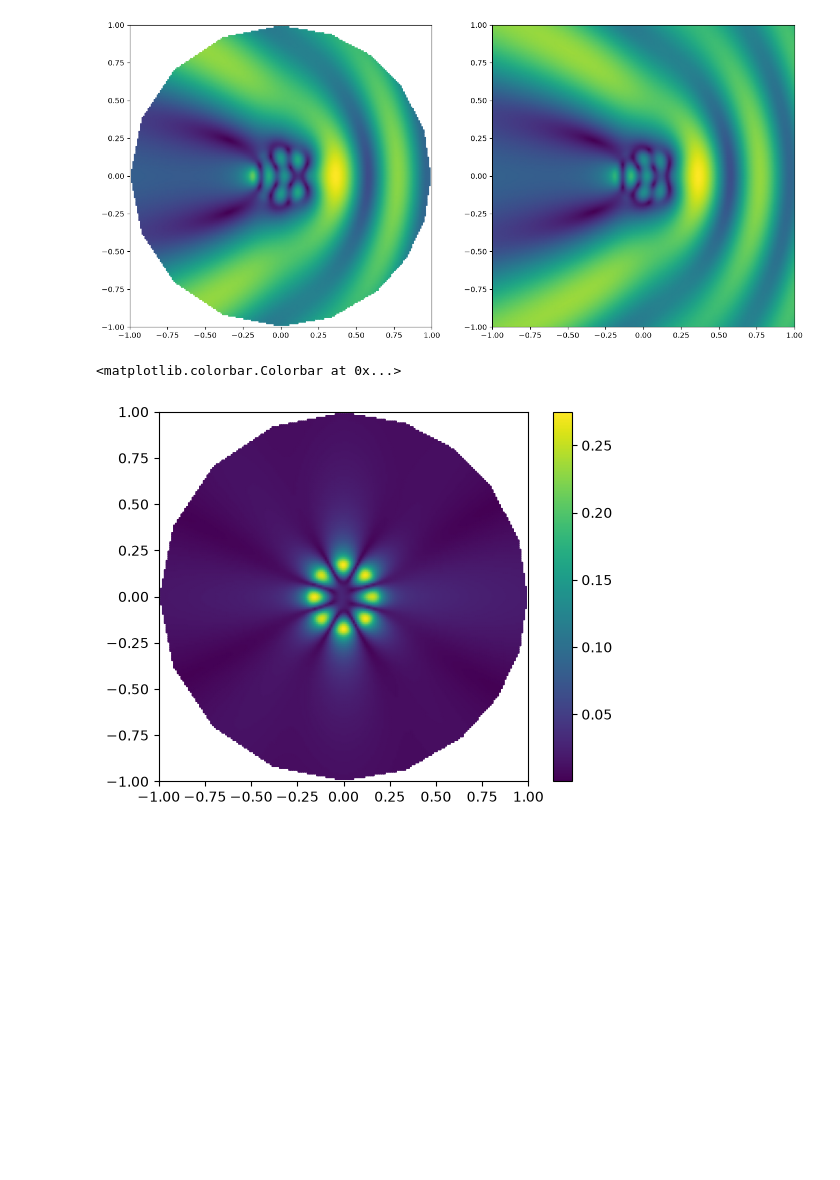
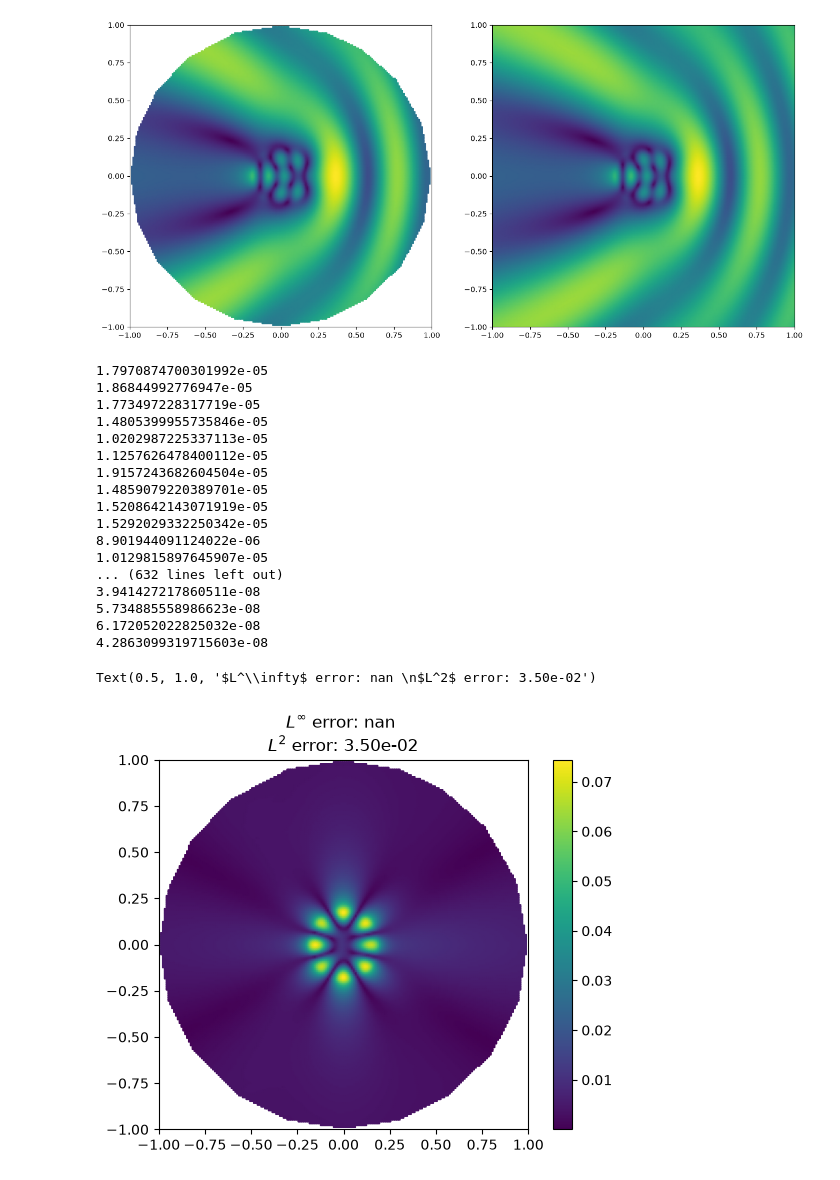
Before and after one commit to MPenaR/Trefftz, a Jupyter notebook: notebooks/open_space_dielectric.ipynb, the cells around one changed output. Drawn from its saved outputs; the diff is of its cells as text; code cells hidden in the pictures; blank space fills up the shorter version.

```diff
--- a/notebooks/open_space_dielectric.ipynb
+++ b/notebooks/open_space_dielectric.ipynb
@@ -9,7 +9,7 @@ R = 1.
 r = 0.2
 
 
-lc = 0.05
+lc = 0.03
 Lc = 2.
 eps_r = 16.
 
@@ -127,7 +127,16 @@ assembler._regions_local_kernel
 so we can set the problem:
 # %%
 from trefftz.problem import Problem
-P = Problem(mesh=mesh, wavenumber=k, basis=basis, boundary_conditions=boundary_conditions, assembler=assembler, direct_solver=True)
+from cases.open_space.exact import nf_diel_cylinder_plane_wave
+
+def u_tot(x, y):
+    u_s = nf_diel_cylinder_plane_wave(x, y, k, theta_inc=theta_inc, n=np.sqrt(eps_r), c=np.array([0., 0.]), R=r)
+    u_i = np.exp(1j*k*(d_inc[0]*x + d_inc[1]*y))
+    RHO = np.sqrt(x**2 + y**2)
+    return np.where(RHO<r, u_s, u_s+u_i)
+
+
+P = Problem(mesh=mesh, wavenumber=k, basis=basis, boundary_conditions=boundary_conditions, assembler=assembler, direct_solver=True, u=lambda x, y: u_tot(x,y))
 # %%
 P.assemble_LHS()
 # %% [output]
@@ -185,6 +194,5 @@ plt.plot(np.abs(P.u_h.coefficients))
 # %%
 import matplotlib.pyplot as plt
-from cases.open_space.exact import nf_diel_cylinder_plane_wave
 N = 200
 x = np.linspace(-R, R, N)
 y = np.linspace(-R, R, N)
@@ -192,13 +200,7 @@ y = np.linspace(-R, R, N)
 X, Y = np.meshgrid(x,y)
 
 U_h = P.u_h(X, Y)
-
-U_s = nf_diel_cylinder_plane_wave(X, Y, k, theta_inc=theta_inc, n=np.sqrt(eps_r), c=np.array([0., 0.]), R=r)
-U_inc = np.exp(-1j*k*X)
-
-RHO = np.sqrt(X**2 + Y**2)
-
-U = np.where(RHO<r, U_s, U_s+U_inc)
+U = P.u(X, Y)
 
 fig, ax = plt.subplots(ncols=2, figsize=(16,8))
 vmax = np.max(np.real(U))
@@ -224,7 +226,25 @@ ax[1].axis('square')
 # %%
 plt.pcolormesh(X, Y, np.abs(U_h - U), shading="gouraud")
 plt.axis("square")
 plt.colorbar()
+plt.title(f'$L^\\infty$ error: {np.max(np.abs(U_h - U))} \n$L^2$ error: {P.compute_error():.2e}')
 # %% [output]
-<matplotlib.colorbar.Colorbar at 0x...>
+1.7970874700301992e-05
+1.86844992776947e-05
+1.773497228317719e-05
+1.4805399955735846e-05
+1.0202987225337113e-05
+1.1257626478400112e-05
+1.9157243682604504e-05
+1.4859079220389701e-05
+1.5208642143071919e-05
+1.5292029332250342e-05
+8.901944091124022e-06
+1.0129815897645907e-05
+... (632 lines left out)
+3.941427217860511e-08
+5.734885558986623e-08
+6.172052022825032e-08
+4.2863099319715603e-08
+Text(0.5, 1.0, '$L^\\infty$ error: nan \n$L^2$ error: 3.50e-02')
-[figure, old version]
+[figure, new version]
```
Also changed, not shown: parts of 11 cells of this notebook, 3 other files.
